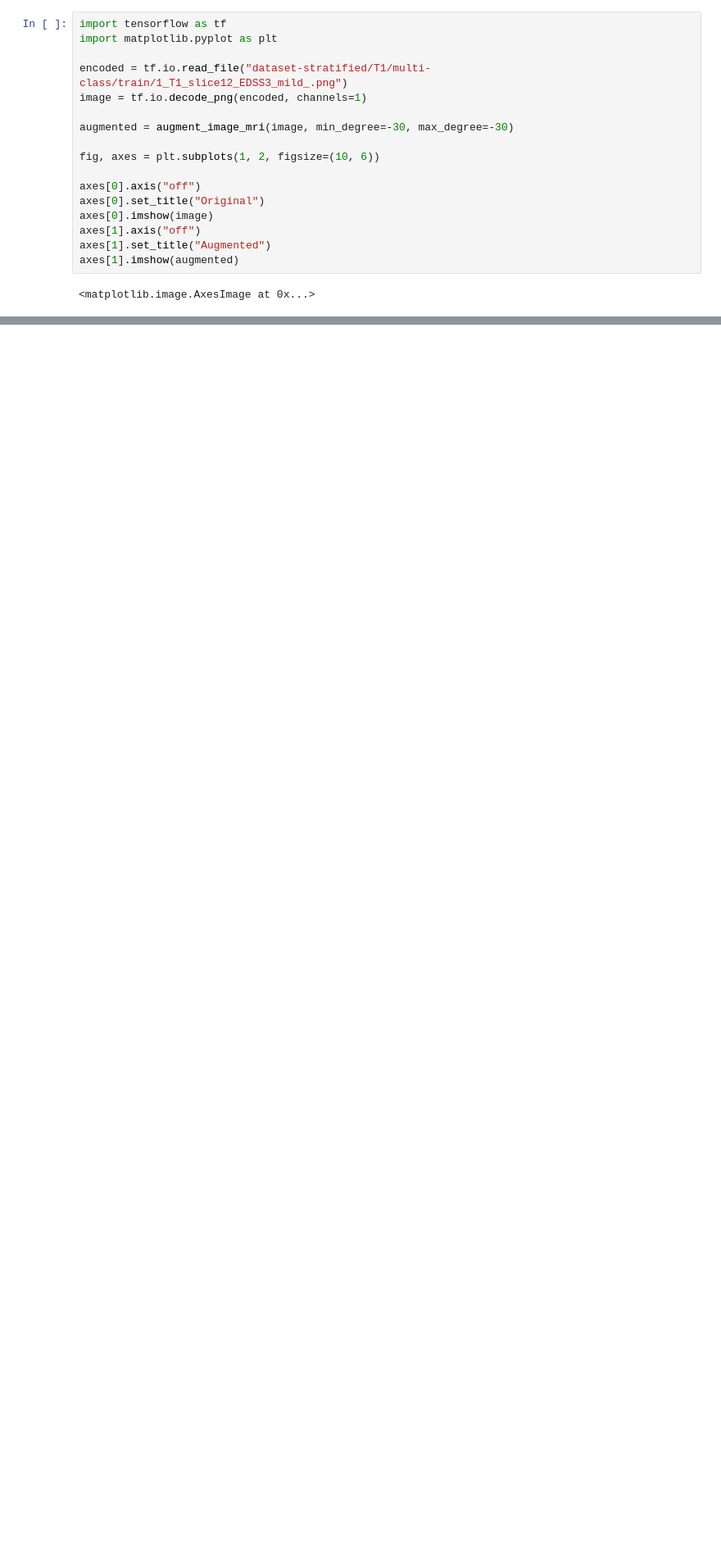
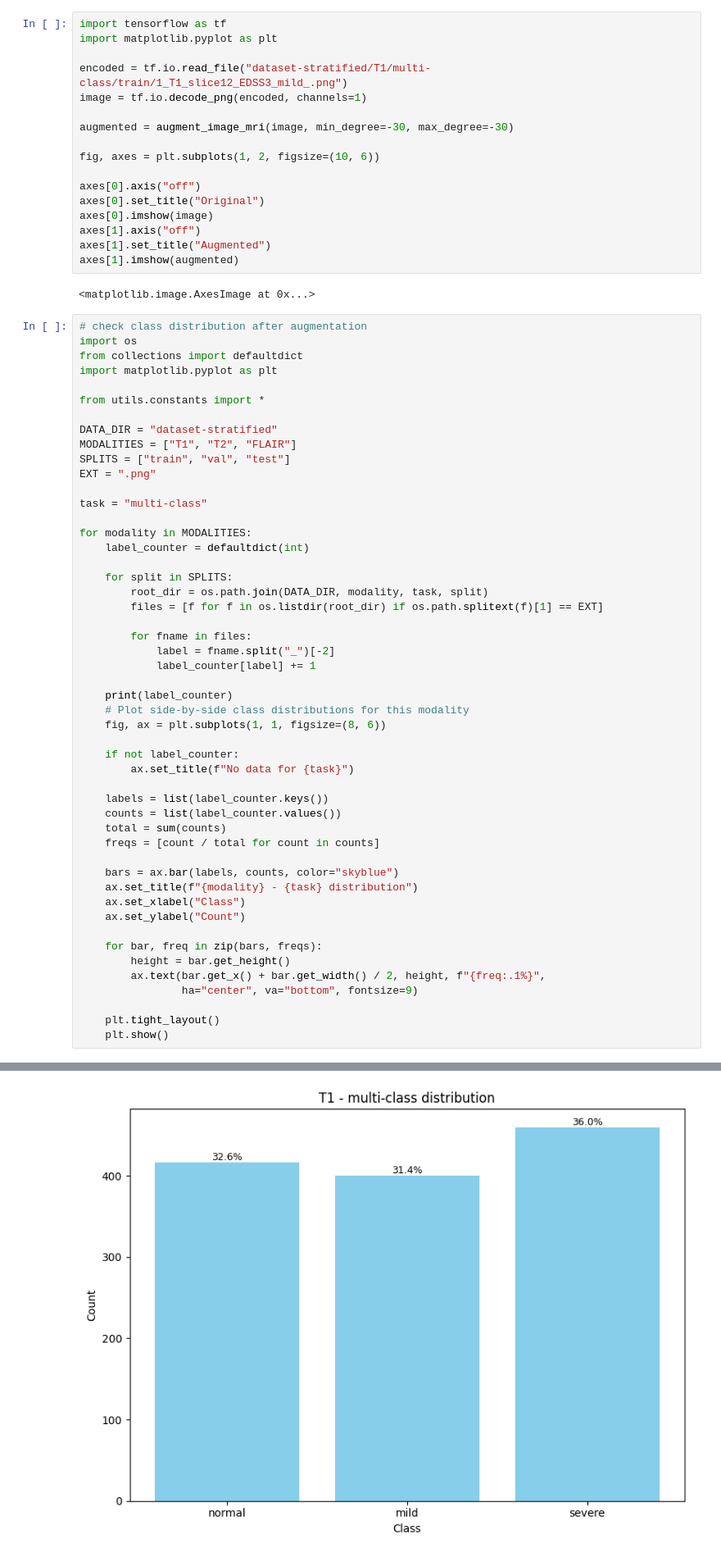
Before and after one commit to angelonazzaro/EDSS-classifier, a Jupyter notebook: dataset-analysis.ipynb, the cells around one changed output, grey strips where cells are left out. Shown: that part at 82% size. Cells and saved outputs as stored; diff of their text form; blank space fills up the shorter version.

```diff
--- a/dataset-analysis.ipynb
+++ b/dataset-analysis.ipynb
@@ -266,3 +276,54 @@ axes[1].set_title("Augmented")
 axes[1].imshow(augmented)
 # %% [output]
 <matplotlib.image.AxesImage at 0x...>
+# %%
+# check class distribution after augmentation
+import os
+from collections import defaultdict
+import matplotlib.pyplot as plt
+
+from utils.constants import *
+
+DATA_DIR = "dataset-stratified"
+MODALITIES = ["T1", "T2", "FLAIR"]
+SPLITS = ["train", "val", "test"]
+EXT = ".png"
+
+task = "multi-class"
+
+for modality in MODALITIES:
+    label_counter = defaultdict(int)
+
+    for split in SPLITS:
+        root_dir = os.path.join(DATA_DIR, modality, task, split)
+        files = [f for f in os.listdir(root_dir) if os.path.splitext(f)[1] == EXT]
+
+        for fname in files:
+            label = fname.split("_")[-2]
+            label_counter[label] += 1
+
+    print(label_counter)
+    # Plot side-by-side class distributions for this modality
+    fig, ax = plt.subplots(1, 1, figsize=(8, 6))
+
+    if not label_counter:
+        ax.set_title(f"No data for {task}")
+
+    labels = list(label_counter.keys())
+    counts = list(label_counter.values())
+    total = sum(counts)
+    freqs = [count / total for count in counts]
+
+    bars = ax.bar(labels, counts, color="skyblue")
+    ax.set_title(f"{modality} - {task} distribution")
+    ax.set_xlabel("Class")
+    ax.set_ylabel("Count")
+
+    for bar, freq in zip(bars, freqs):
+        height = bar.get_height()
+        ax.text(bar.get_x() + bar.get_width() / 2, height, f"{freq:.1%}",
+                ha="center", va="bottom", fontsize=9)
+
+    plt.tight_layout()
+    plt.show()
+# %% [output]
@@ -268,0 +331 @@ axes[1].imshow(augmented)
+[figure, added]
```
Also changed, not shown: parts of 3 cells of this notebook.
